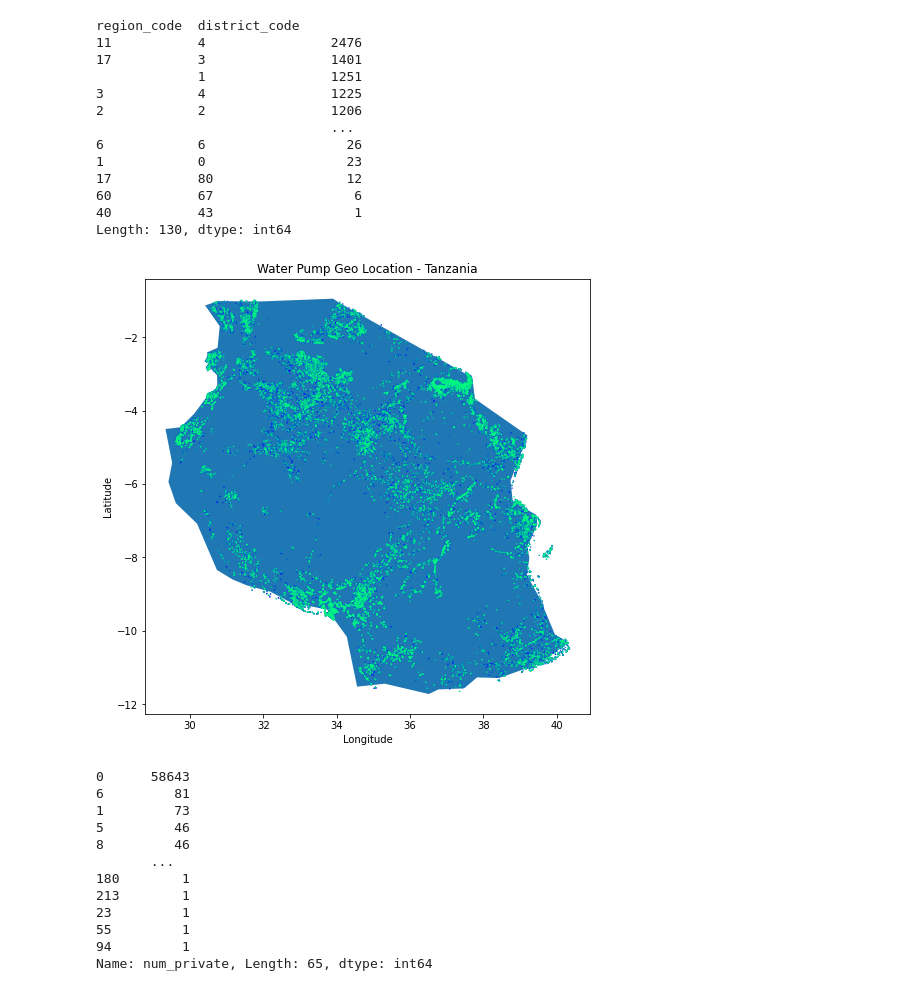
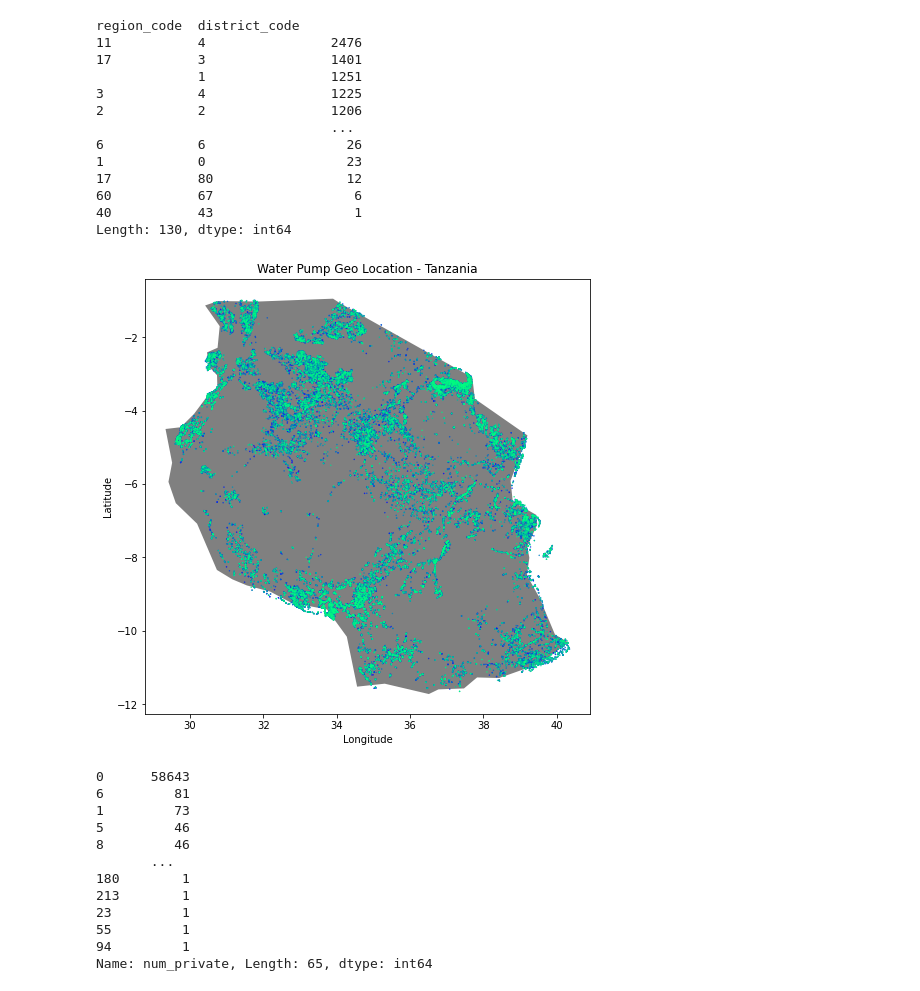
Before and after one commit to ovilar/phase_3-project, a Jupyter notebook: index.ipynb, the cells around one changed output. Drawn from its saved outputs; the diff is of its cells as text; code cells hidden in the pictures.

```diff
--- a/index.ipynb
+++ b/index.ipynb
@@ -435,22 +436,22 @@ long_lat = long_lat[(long_lat['longitude'] != 0) & (long_lat['latitude'] != 0)]
 # %%
 # Preparing the Geopandas Dataset
 geometry = [Point(xy) for xy in zip(long_lat['longitude'], long_lat['latitude'] )]
 gdf = GeoDataFrame(long_lat, geometry = geometry)
 
 # Selecting Tanzania
 world = gpd.read_file(gpd.datasets.get_path('naturalearth_lowres'))
 tanzania = world.loc[world['name'] == 'Tanzania']
 boundaries = tanzania['geometry']
 
 # Plotting - for this code I used several resources from Stack Overflow (https://stackoverflow.com/questions/53233228/plot-latitude-longitude-from-csv-in-python-3-6)
 # and the GeoPandas website
-ax = tanzania.plot(figsize = (15, 8))
+ax = tanzania.plot(figsize = (15, 8), color = 'gray')
 gdf.plot(ax = ax, marker='o', markersize=0.2, cmap = 'winter')
 ax.set_title('Water Pump Geo Location - Tanzania')
 ax.set_xlabel('Longitude')
 ax.set_ylabel('Latitude');
 # %% [output]
-[figure, old version]
+[figure, new version]
 # %%
 # num_private - no clear description of the variable and full of zeros. I will drop it
 df['num_private'].value_counts()
```
Also changed, not shown: parts of 6 cells of this notebook, 3 other files.
